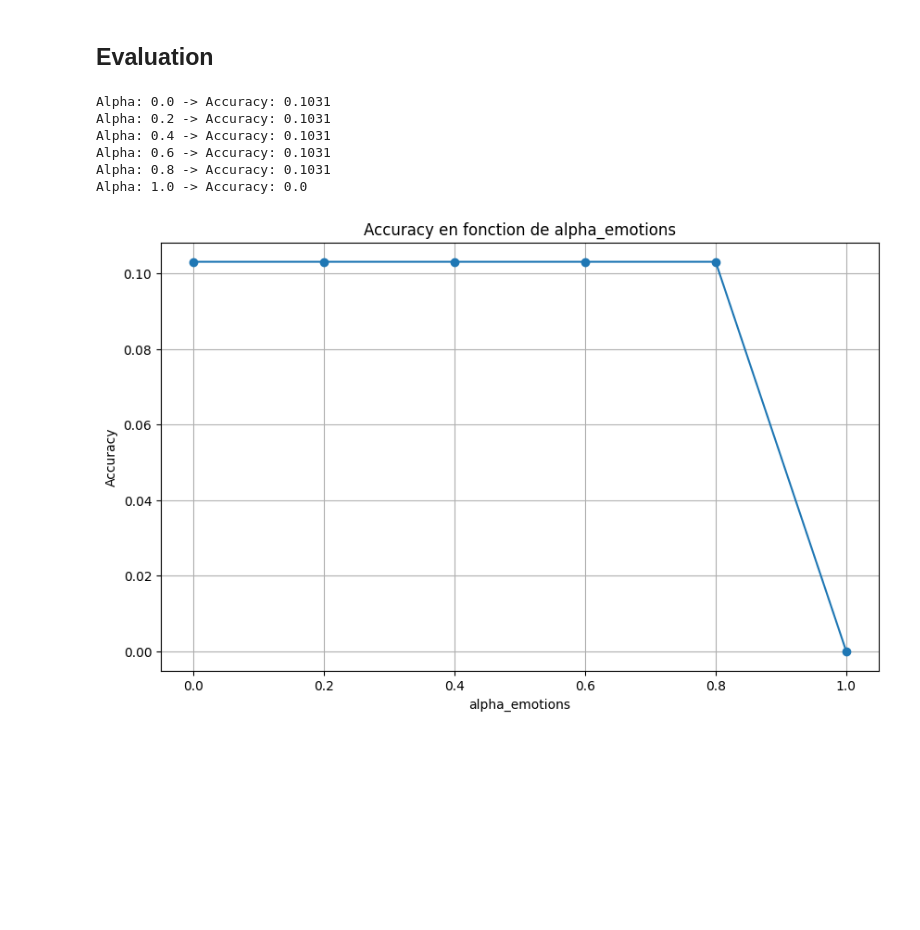
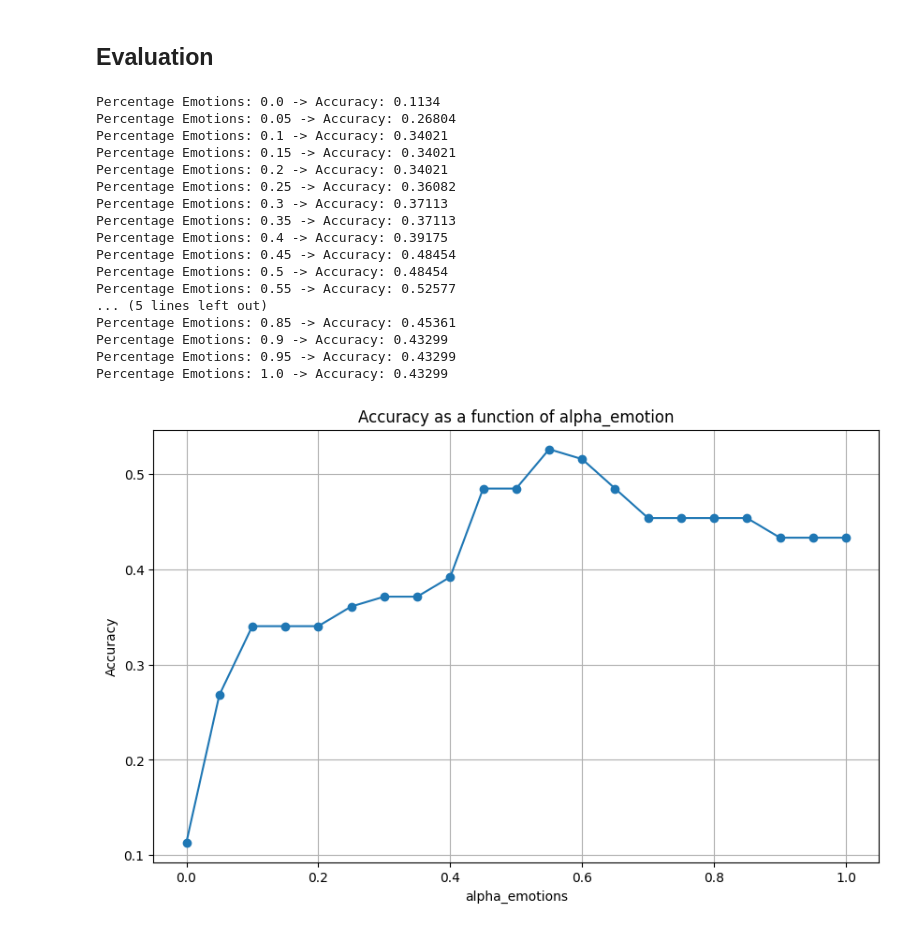
Before and after one commit to DevZoneX/face-to-emojis, a Jupyter notebook: final_metric.ipynb, the cells around one changed output. Saved outputs shown, nothing was run; the diff lists cells and outputs as text; code cells hidden in the pictures; blank space fills up the shorter version.

```diff
--- a/final_metric.ipynb
+++ b/final_metric.ipynb
@@ -144,6 +156,9 @@ def predict_emotion(face_roi):
 ## Evaluation
 # %%
 def evaluate_image(image, alpha_emotions):
+    """
+    Evaluate the image aggregating both methods and return the index of the closest image in the dataset.
+    """
     # Get the vector of emotions and measures
     vector_emotions = predict_emotion(image)
     vector_measures = get_vector_measures(image)
@@ -154,11 +169,7 @@ def evaluate_image(image, alpha_emotions):
     distances_emotions = np.linalg.norm(
         data_emotions - vector_emotions, axis=1)
 
-    # Deduce the probabilities
-    # proba_measures = np.exp(distances_measures) / \
-    #     np.sum(np.exp(distances_measures))
-    # proba_emotions = np.exp(distances_emotions) / \
-    #     np.sum(np.exp(distances_emotions))
+    # Compute the probabilities
     proba_measures = distances_measures / np.sum(distances_measures)
     proba_emotions = distances_emotions / np.sum(distances_emotions)
 
@@ -170,17 +181,25 @@ def evaluate_image(image, alpha_emotions):
     return idx
 # %%
 def evaluate_method(alpha_emotions):
+    """
+    Evaluates the method on the images in the dataset with the given alpha_emotions parameter.
+    """
     total_images = 0
     correct_predictions = 0
+
+    # Iterate over the images in the dataset
     for filename in os.listdir(image_folder):
         if filename.endswith(('.png', '.jpg', '.jpeg', '.bmp')):
+            # Get the key of the image
             image_key = filename[:2]
             if image_key in image_to_index:
+                # Get the index of the image
                 expected_index = image_to_index[image_key]
 
                 image_path = os.path.join(image_folder, filename)
                 image = cv2.imread(image_path, cv2.IMREAD_GRAYSCALE)
 
+                # Predict the index of the image using our pipeline
                 predicted_index = evaluate_image(image, alpha_emotions)
 
                 if predicted_index == expected_index:
@@ -191,30 +210,45 @@ def evaluate_method(alpha_emotions):
 
     return accuracy
 # %%
-def plot_accuracy(step = 0.2):
+def plot_accuracy(step = 0.05):
+    """
+    Plots the accuracy as a function of alpha_emotion
+    """
     alphas = np.arange(0, 1.05, step)
     accuracies = []
 
+    # Iterate over the alphas
     for alpha in alphas:
         accuracy = evaluate_method(alpha)
-        print(f"Alpha: {round(alpha,4)} -> Accuracy: {round(accuracy, 4)}")
+        print(f"Percentage Emotions: {round(alpha,3)} -> Accuracy: {round(accuracy, 5)}")
         accuracies.append(accuracy)
 
     plt.figure(figsize=(10, 6))
     plt.plot(alphas, accuracies, marker='o')
-    plt.title("Accuracy en fonction de alpha_emotions")
+    plt.title("Accuracy as a function of alpha_emotion")
     plt.xlabel("alpha_emotions")
     plt.ylabel("Accuracy")
     plt.grid(True)
     plt.show()
+    return alphas, accuracies
 
-
-plot_accuracy()
+alphas, accuracies = plot_accuracy()
 # %% [output]
-Alpha: 0.0 -> Accuracy: 0.1031
-Alpha: 0.2 -> Accuracy: 0.1031
-Alpha: 0.4 -> Accuracy: 0.1031
-Alpha: 0.6 -> Accuracy: 0.1031
-Alpha: 0.8 -> Accuracy: 0.1031
-Alpha: 1.0 -> Accuracy: 0.0
+Percentage Emotions: 0.0 -> Accuracy: 0.1134
+Percentage Emotions: 0.05 -> Accuracy: 0.26804
+Percentage Emotions: 0.1 -> Accuracy: 0.34021
+Percentage Emotions: 0.15 -> Accuracy: 0.34021
+Percentage Emotions: 0.2 -> Accuracy: 0.34021
+Percentage Emotions: 0.25 -> Accuracy: 0.36082
+Percentage Emotions: 0.3 -> Accuracy: 0.37113
+Percentage Emotions: 0.35 -> Accuracy: 0.37113
+Percentage Emotions: 0.4 -> Accuracy: 0.39175
+Percentage Emotions: 0.45 -> Accuracy: 0.48454
+Percentage Emotions: 0.5 -> Accuracy: 0.48454
+Percentage Emotions: 0.55 -> Accuracy: 0.52577
+... (5 lines left out)
+Percentage Emotions: 0.85 -> Accuracy: 0.45361
+Percentage Emotions: 0.9 -> Accuracy: 0.43299
+Percentage Emotions: 0.95 -> Accuracy: 0.43299
+Percentage Emotions: 1.0 -> Accuracy: 0.43299
-[figure, old version]
+[figure, new version]
```
Also changed, not shown: parts of 3 cells of this notebook, 5 other files.
